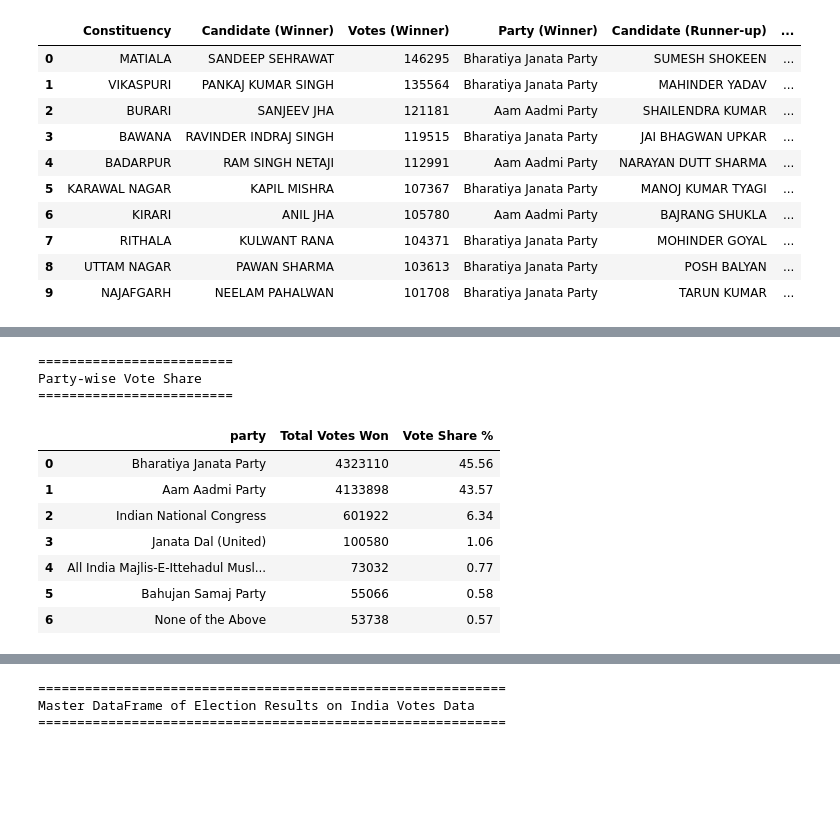
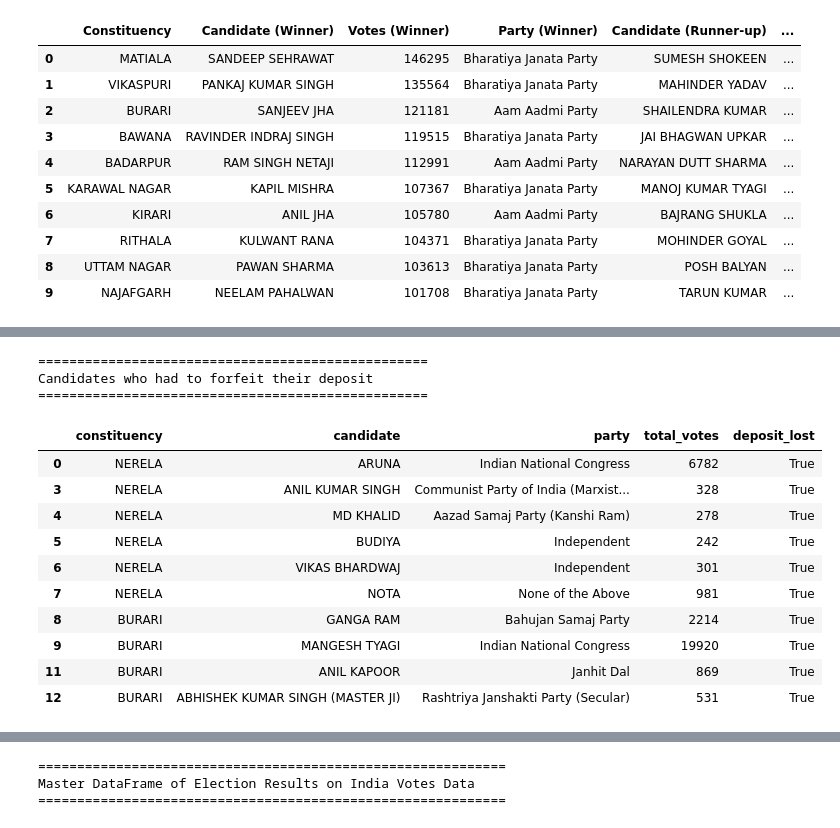
Before and after one commit to thecont1/india-votes-data, a Jupyter notebook: analyse-this.ipynb, the cells around one changed output, grey strips where cells are left out. Cells and saved outputs as stored; diff of their text form; code cells hidden in the pictures; blank space fills up the shorter version.

```diff
--- a/analyse-this.ipynb
+++ b/analyse-this.ipynb
@@ -128,33 +128,28 @@ Top 10 Winning Candidates and Runners-up by Winning Margin (smallest first)
 | 7 | MALVIYA NAGAR | SATISH UPADHYAY | 39564 | Bharatiya Janata Party | SOMNATH BHARTI | ... |
 | 8 | GREATER KAILASH | SHIKHA ROY | 49594 | Bharatiya Janata Party | SAURABH BHARADWAJ | ... |
 | 9 | KALKAJI | ATISHI | 52154 | Aam Aadmi Party | RAMESH BIDHURI | ... |
-# %%
-# Display party-wise vote shares up to NOTA or top_n parties
-top_n = 10
-total_votes = df['total_votes'].sum()
-vote_shares = df.groupby('party')['total_votes'].sum().sort_values(ascending=False).reset_index()
-vote_shares.rename(columns={'total_votes': 'Total Votes Won'}, inplace=True)
-
-# Add vote share percentage
-vote_shares['Vote Share %'] = (vote_shares['Total Votes Won'] / total_votes * 100).round(2)
-
-# Determine display cutoff (either NOTA position or top_n)
-nota_position = vote_shares[vote_shares['party'] == 'None of the Above'].index[0]
-display_upto = min(nota_position+1, top_n)
-
-print('='*25)
-print(f"Party-wise Vote Share")
-print('='*25)
-display(vote_shares.head(display_upto))
-# %% [output]
-=========================
-Party-wise Vote Share
-=========================
-|  | party | Total Votes Won | Vote Share % |
-| 0 | Bharatiya Janata Party | 4323110 | 45.56 |
-| 1 | Aam Aadmi Party | 4133898 | 43.57 |
-| 2 | Indian National Congress | 601922 | 6.34 |
-| 3 | Janata Dal (United) | 100580 | 1.06 |
-| 4 | All India Majlis-E-Ittehadul Musl... | 73032 | 0.77 |
-| 5 | Bahujan Samaj Party | 55066 | 0.58 |
-| 6 | None of the Above | 53738 | 0.57 |
+# %%
+# Calculate deposit loss status directly using transform
+df['deposit_lost'] = df['total_votes'] < (df.groupby('constituency')['total_votes'].transform('sum') / 6)
+
+print('='*50)
+print(f"Candidates who had to forfeit their deposit")
+print('='*50)
+
+# Display some examples to verify
+display(df[['constituency', 'candidate', 'party', 'total_votes', 'deposit_lost']][df['deposit_lost'] == True].head(10))
+# %% [output]
+==================================================
+Candidates who had to forfeit their deposit
+==================================================
+|  | constituency | candidate | party | total_votes | deposit_lost |
+| 0 | NERELA | ARUNA | Indian National Congress | 6782 | True |
+| 3 | NERELA | ANIL KUMAR SINGH | Communist Party of India (Marxist... | 328 | True |
+| 4 | NERELA | MD KHALID | Aazad Samaj Party (Kanshi Ram) | 278 | True |
+| 5 | NERELA | BUDIYA | Independent | 242 | True |
+| 6 | NERELA | VIKAS BHARDWAJ | Independent | 301 | True |
+| 7 | NERELA | NOTA | None of the Above | 981 | True |
+| 8 | BURARI | GANGA RAM | Bahujan Samaj Party | 2214 | True |
+| 9 | BURARI | MANGESH TYAGI | Indian National Congress | 19920 | True |
+| 11 | BURARI | ANIL KAPOOR | Janhit Dal | 869 | True |
+| 12 | BURARI | ABHISHEK KUMAR SINGH (MASTER JI) | Rashtriya Janshakti Party (Secular) | 531 | True |
```
Also changed, not shown: parts of 2 cells of this notebook.
